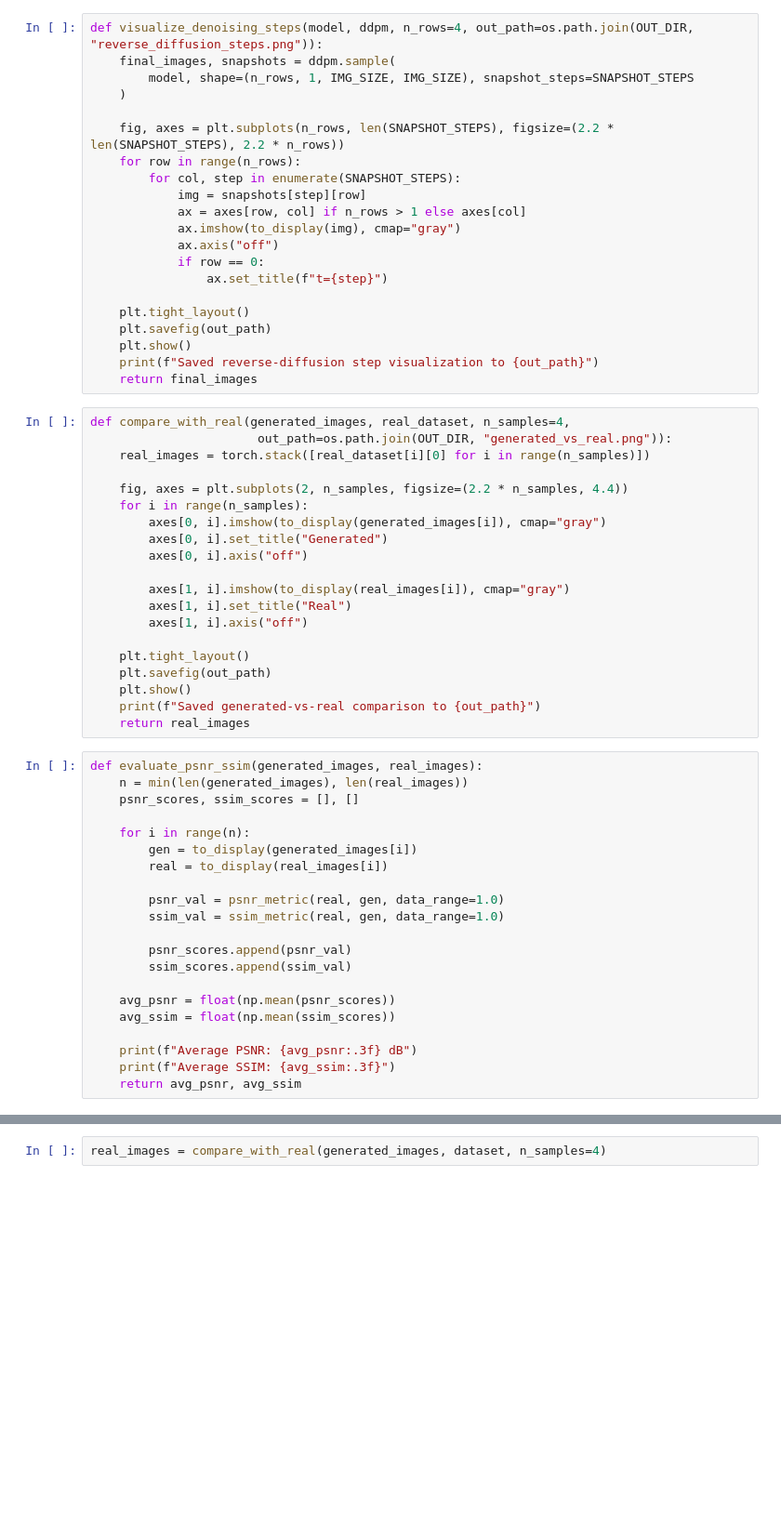
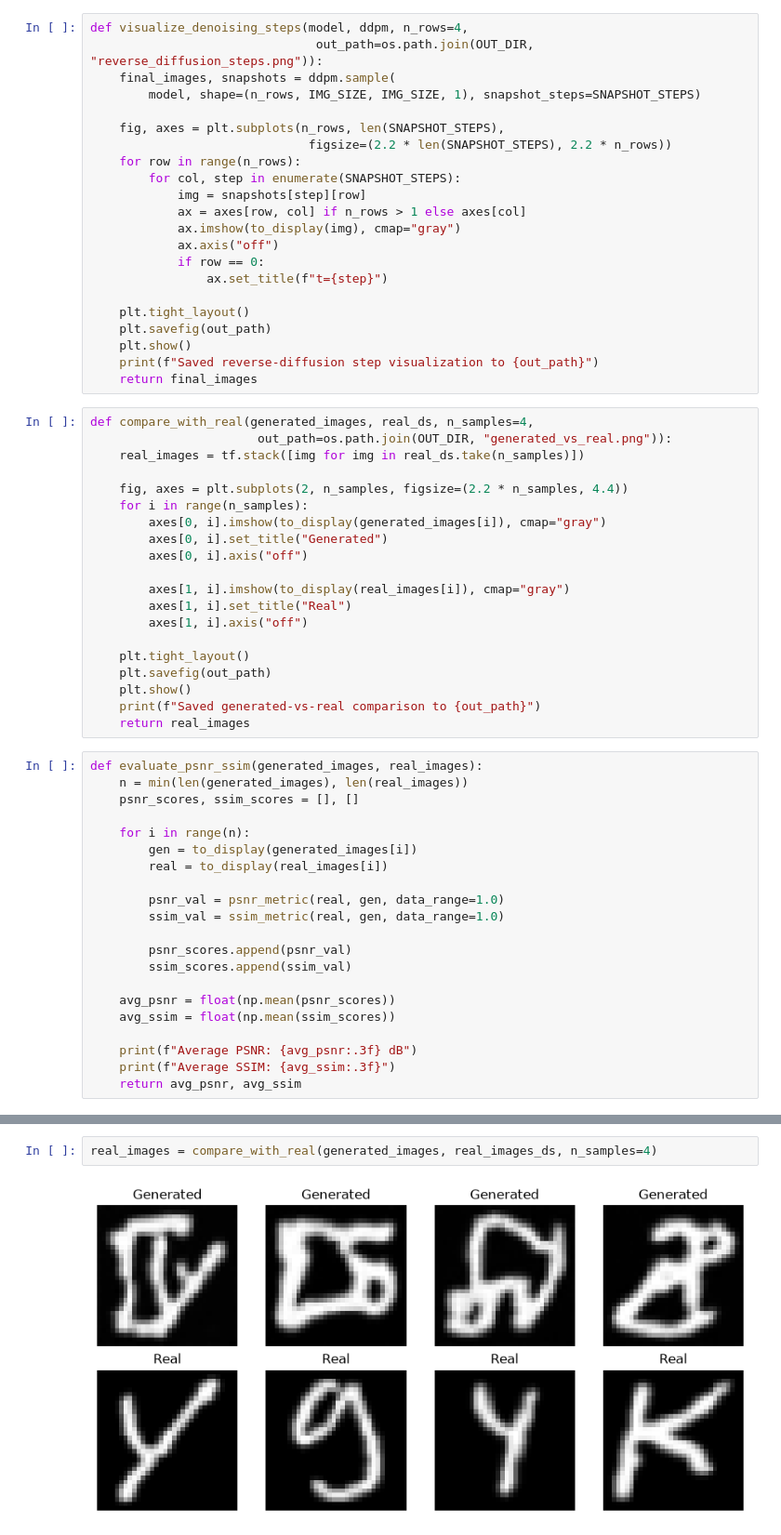
Before and after one commit to sanjaykn8/GenAI_lab, a Jupyter notebook: ex3/ddpm.ipynb, the cells around one changed output, grey strips where cells are left out. Shown at 93% size. Drawn from its saved outputs; the diff is of its cells as text; blank space fills up the shorter version.

```diff
--- a/ex3/ddpm.ipynb
+++ b/ex3/ddpm.ipynb
@@ -280,10 +291,11 @@ def to_display(img_tensor):
 # %%
-def visualize_denoising_steps(model, ddpm, n_rows=4, out_path=os.path.join(OUT_DIR, "reverse_diffusion_steps.png")):
+def visualize_denoising_steps(model, ddpm, n_rows=4,
+                               out_path=os.path.join(OUT_DIR, "reverse_diffusion_steps.png")):
     final_images, snapshots = ddpm.sample(
-        model, shape=(n_rows, 1, IMG_SIZE, IMG_SIZE), snapshot_steps=SNAPSHOT_STEPS
-    )
+        model, shape=(n_rows, IMG_SIZE, IMG_SIZE, 1), snapshot_steps=SNAPSHOT_STEPS)
 
-    fig, axes = plt.subplots(n_rows, len(SNAPSHOT_STEPS), figsize=(2.2 * len(SNAPSHOT_STEPS), 2.2 * n_rows))
+    fig, axes = plt.subplots(n_rows, len(SNAPSHOT_STEPS),
+                              figsize=(2.2 * len(SNAPSHOT_STEPS), 2.2 * n_rows))
     for row in range(n_rows):
         for col, step in enumerate(SNAPSHOT_STEPS):
             img = snapshots[step][row]
@@ -299,9 +311,9 @@ def visualize_denoising_steps(model, ddpm, n_rows=4, out_path=os.path.join(OUT_D
     print(f"Saved reverse-diffusion step visualization to {out_path}")
     return final_images
 # %%
-def compare_with_real(generated_images, real_dataset, n_samples=4,
+def compare_with_real(generated_images, real_ds, n_samples=4,
                        out_path=os.path.join(OUT_DIR, "generated_vs_real.png")):
-    real_images = torch.stack([real_dataset[i][0] for i in range(n_samples)])
+    real_images = tf.stack([img for img in real_ds.take(n_samples)])
 
     fig, axes = plt.subplots(2, n_samples, figsize=(2.2 * n_samples, 4.4))
     for i in range(n_samples):
@@ -355,2 +387,4 @@ generated_images = visualize_denoising_steps(model, ddpm, n_rows=4)
 # %%
-real_images = compare_with_real(generated_images, dataset, n_samples=4)
+real_images = compare_with_real(generated_images, real_images_ds, n_samples=4)
+# %% [output]
+[figure, added]
```
Also changed, not shown: parts of 29 cells of this notebook, 2 other files.
